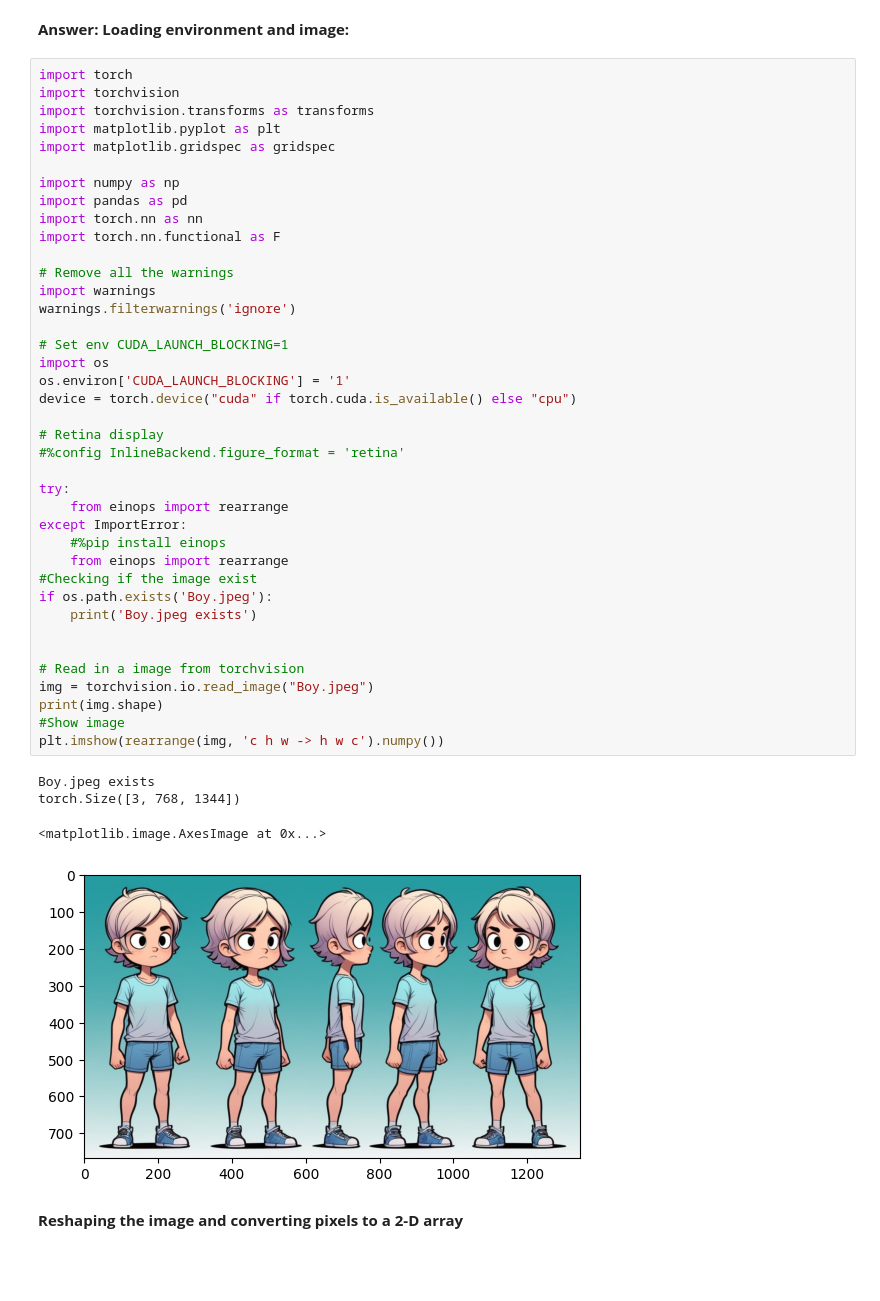
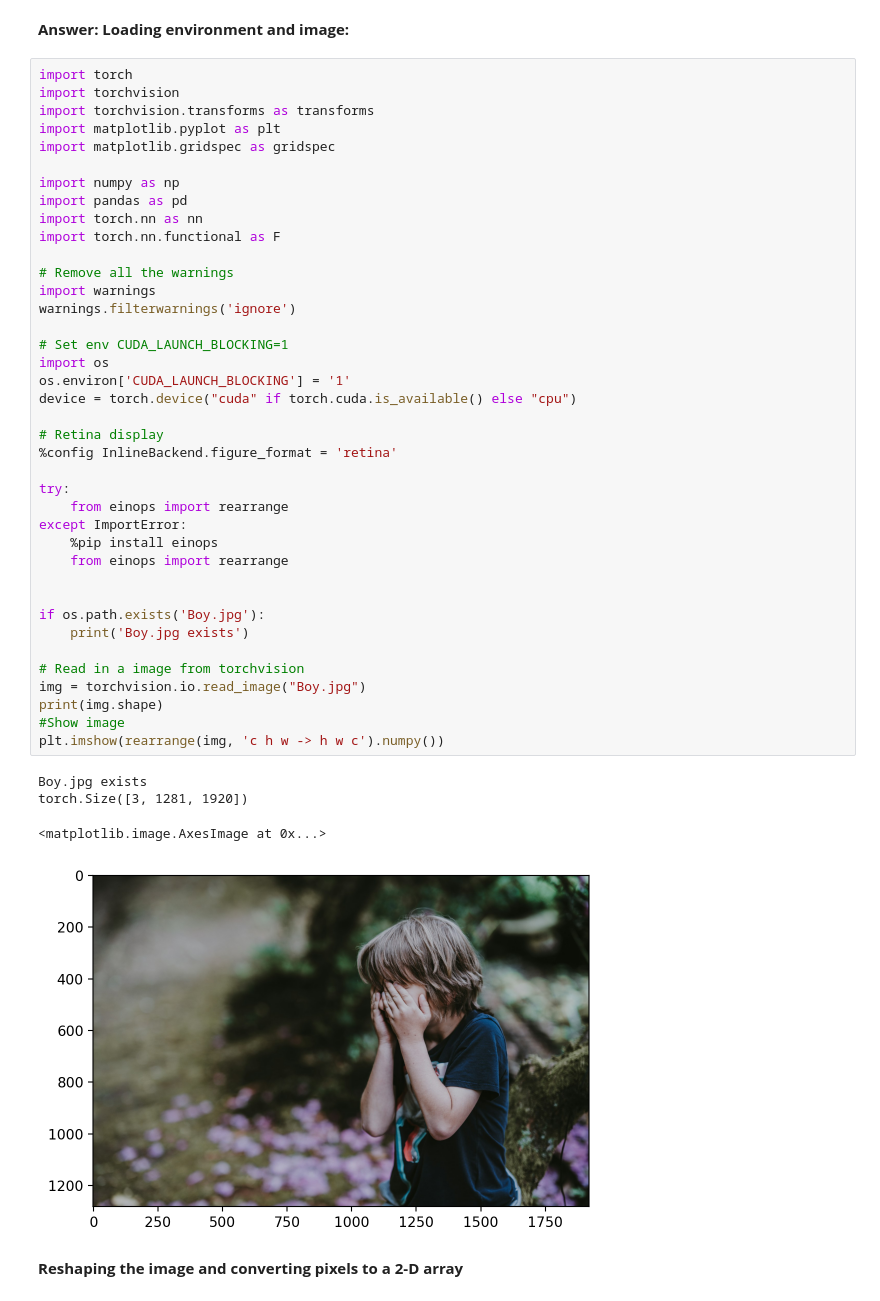
Before and after one commit to Ekanshsomani/es335-24-fall-assignment-2, a Jupyter notebook: Task2.ipynb, the cells around one changed output. Drawn from its saved outputs; the diff is of its cells as text; blank space fills up the shorter version.

```diff
--- a/Task2.ipynb
+++ b/Task2.ipynb
@@ -10,42 +10,42 @@ import matplotlib.pyplot as plt
 import matplotlib.gridspec as gridspec
 
 import numpy as np
 import pandas as pd
 import torch.nn as nn
 import torch.nn.functional as F
 
 # Remove all the warnings
 import warnings
 warnings.filterwarnings('ignore')
 
 # Set env CUDA_LAUNCH_BLOCKING=1
 import os
 os.environ['CUDA_LAUNCH_BLOCKING'] = '1'
 device = torch.device("cuda" if torch.cuda.is_available() else "cpu")
 
 # Retina display
-#%config InlineBackend.figure_format = 'retina'
+%config InlineBackend.figure_format = 'retina'
 
 try:
     from einops import rearrange
 except ImportError:
-    #%pip install einops
+    %pip install einops
     from einops import rearrange
-#Checking if the image exist
-if os.path.exists('Boy.jpeg'):
-    print('Boy.jpeg exists')
 
 
+if os.path.exists('Boy.jpg'):
+    print('Boy.jpg exists')
+
 # Read in a image from torchvision
-img = torchvision.io.read_image("Boy.jpeg")
+img = torchvision.io.read_image("Boy.jpg")
 print(img.shape)
 #Show image
 plt.imshow(rearrange(img, 'c h w -> h w c').numpy())
 # %% [output]
-Boy.jpeg exists
-torch.Size([3, 768, 1344])
+Boy.jpg exists
+torch.Size([3, 1281, 1920])
 <matplotlib.image.AxesImage at 0x...>
-[figure, old version]
+[figure, new version]
 # %% [markdown]
 **Reshaping the image and converting pixels to a 2-D array**
 # %%
```
Also changed, not shown: parts of 11 cells of this notebook, 2 other files.
